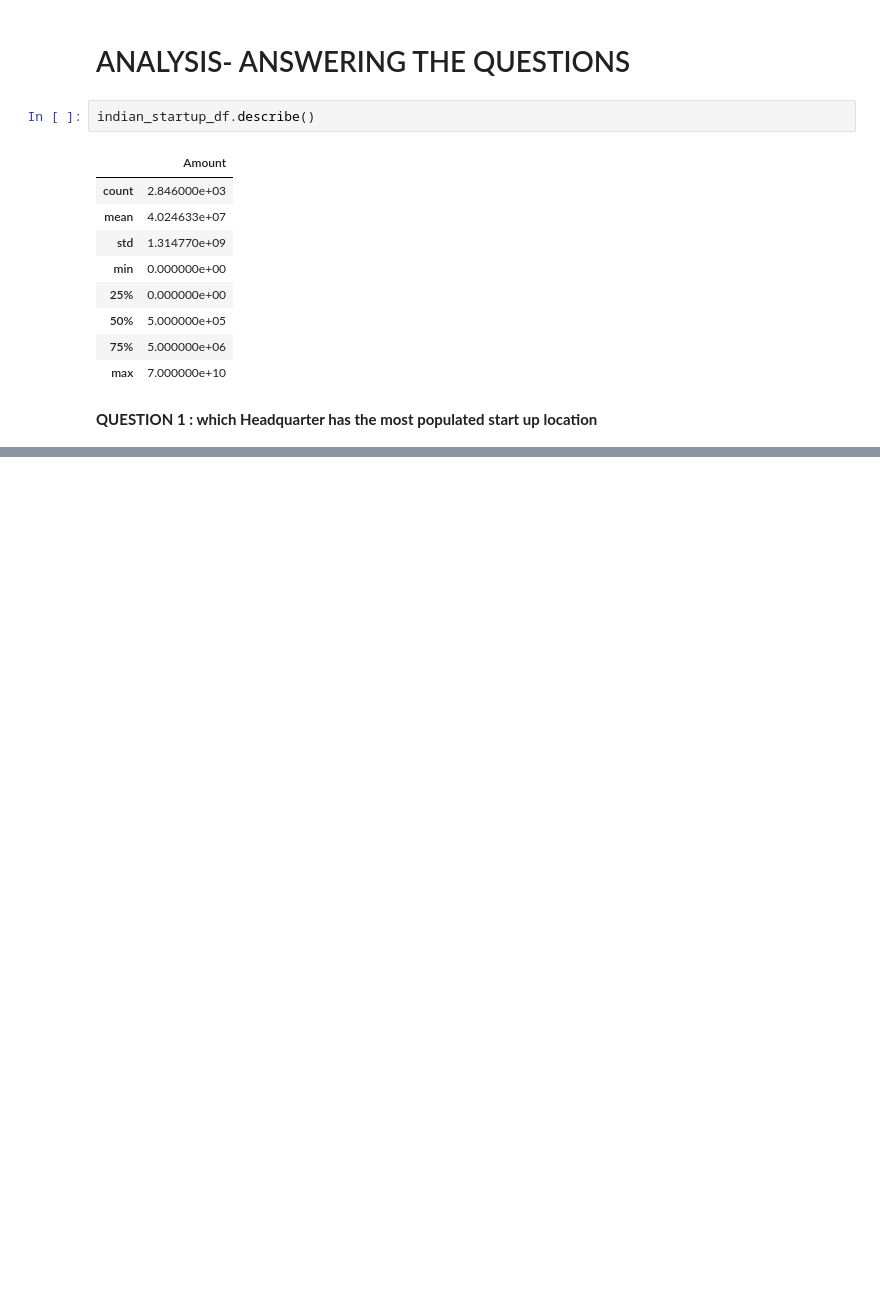
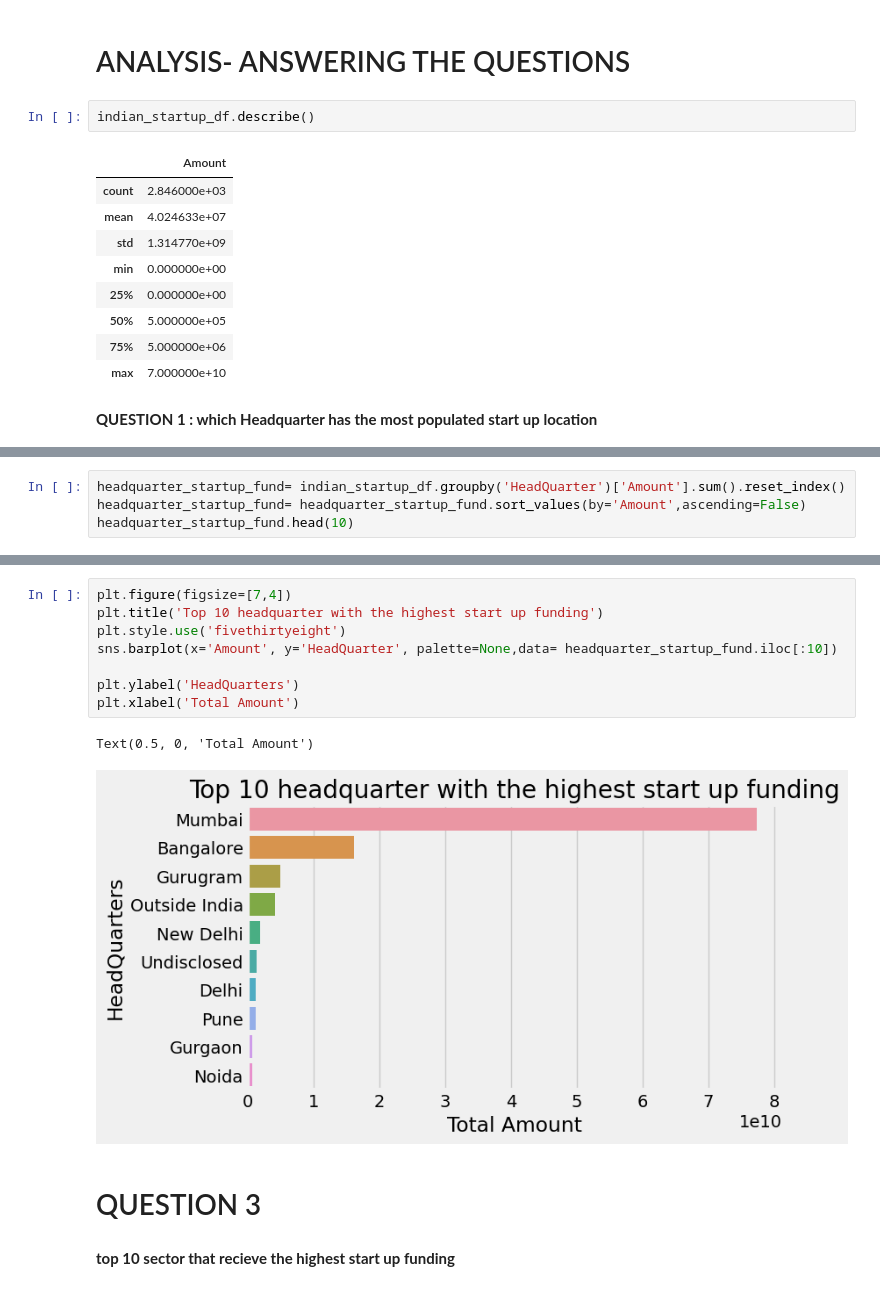
Before and after one commit to valentinewawira-o/LP1-learner, a Jupyter notebook: notebook.ipynb, the cells around one changed output, grey strips where cells are left out. Cells and saved outputs as stored; diff of their text form; blank space fills up the shorter version.

```diff
--- a/notebook.ipynb
+++ b/notebook.ipynb
@@ -671,0 +713,4 @@ KeyError: 'HeadQuater'
+# %%
+headquarter_startup_fund= indian_startup_df.groupby('HeadQuarter')['Amount'].sum().reset_index()
+headquarter_startup_fund= headquarter_startup_fund.sort_values(by='Amount',ascending=False)
+headquarter_startup_fund.head(10)
@@ -671,0 +729,15 @@ KeyError: 'HeadQuater'
+# %%
+plt.figure(figsize=[7,4])
+plt.title('Top 10 headquarter with the highest start up funding')
+plt.style.use('fivethirtyeight')
+sns.barplot(x='Amount', y='HeadQuarter', palette=None,data= headquarter_startup_fund.iloc[:10])
+
+plt.ylabel('HeadQuarters')
+plt.xlabel('Total Amount')
+# %% [output]
+Text(0.5, 0, 'Total Amount')
+[figure, added]
+# %% [markdown]
+# QUESTION 3
+# %% [markdown]
+<b>top 10 sector that recieve the highest start up funding<b>
```
Also changed, not shown: parts of 17 cells of this notebook.
